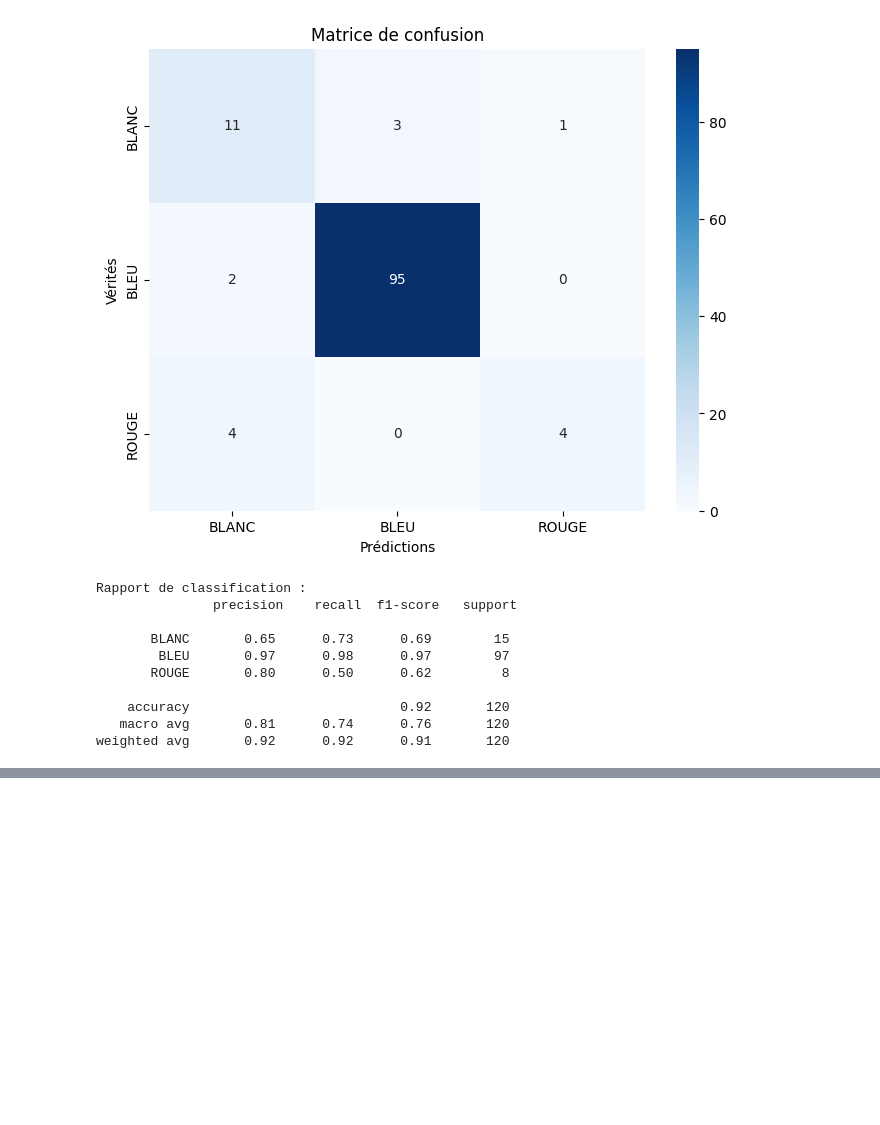
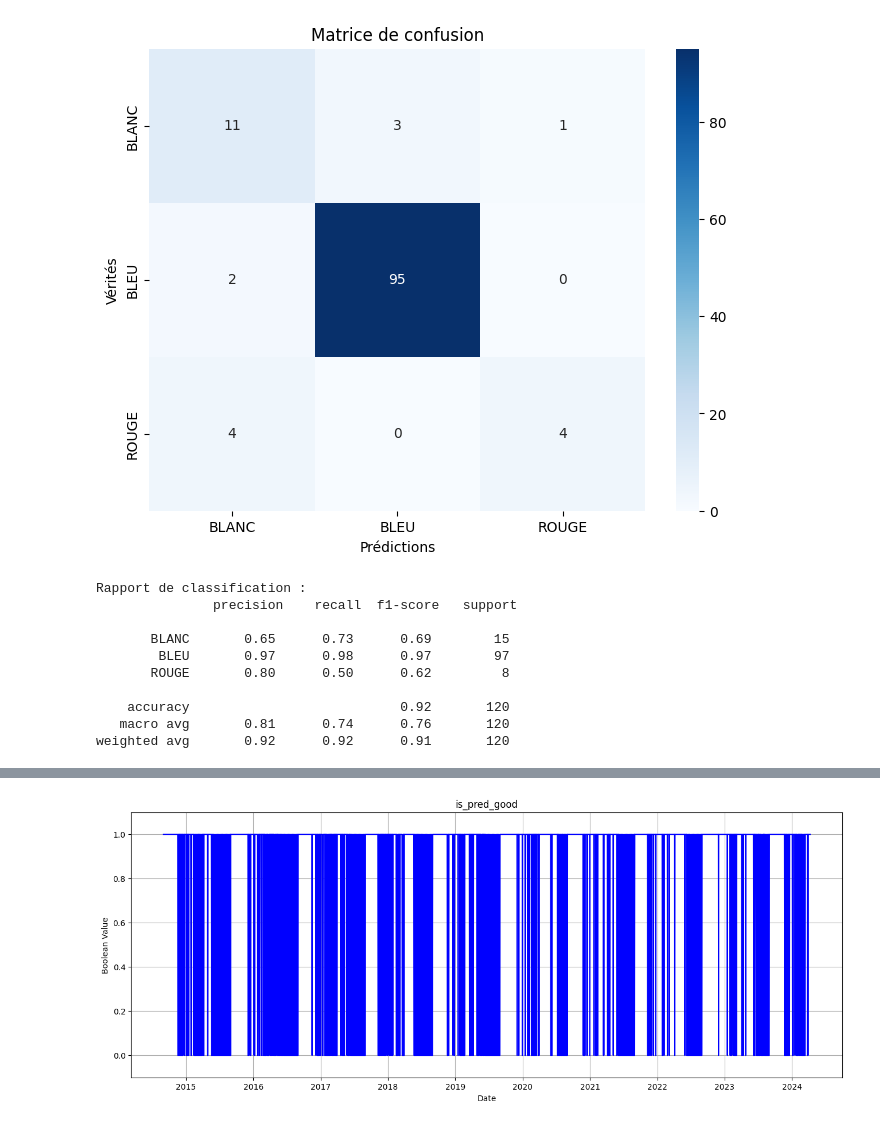
Before and after one commit to GreenForecast-Squad/energetic-stress-production, a Jupyter notebook: notebooks/datascience/tempo/exploration_tempo.ipynb, the cells around one changed output, grey strips where cells are left out. Drawn from its saved outputs; the diff is of its cells as text; code cells hidden in the pictures; blank space fills up the shorter version.

```diff
--- a/notebooks/datascience/tempo/exploration_tempo.ipynb
+++ b/notebooks/datascience/tempo/exploration_tempo.ipynb
@@ -65,9 +65,11 @@ def get_base_stock(year:int) -> dict:
     :return: _description_
     """
     if isleap(year):
-        return stock_jours_annuels_b.copy()
+        nb_days = 366
+        return stock_jours_annuels_b.copy(), nb_days
     else:
-        return stock_jours_annuels.copy()
+        nb_days = 365
+        return stock_jours_annuels.copy(), nb_days
 
 def update_stock(previous_tempo:str, stock_actuel:dict) -> dict:
     if previous_tempo:
@@ -120,15 +122,17 @@ def get_cumulative_stock(data):
     :param data: _description_
     :return: _description_
     """
-    stock_rouge, stock_bleu, stock_blanc = [], [], []
+    stock_rouge, stock_bleu, stock_blanc, jour_tempo = [], [], [], []
     previous_tempo = stock_actuel = None
     for i, row in data.iterrows():
+        year = row["Date"].year
         # Remise à zéro les 1er Septembre
         # sinon on update le stock en fonction du type tempo de la veille
         if row["Date"].month == 9 and row["Date"].day == 1:
             update_stock(previous_tempo, stock_actuel)
-            check_stock_empty(stock_actuel, row["Date"].year)
-            stock_actuel = get_base_stock(row["Date"].year + 1)
+            check_stock_empty(stock_actuel, year)
+            stock_actuel, nb_days = get_base_stock(year + 1)
+            jour_tempo.extend(list(range(nb_days)))
         else:
             update_stock(previous_tempo, stock_actuel)
 
@@ -142,6 +146,8 @@ def get_cumulative_stock(data):
     data["stock_j_rouge"] = stock_rouge
     data["stock_j_blanc"] = stock_blanc
     data["stock_j_bleu"] = stock_bleu
+    data["jour_tempo"] = jour_tempo[:len(stock_rouge)]
+
     return data
 
 data = get_cumulative_stock(data)
@@ -292,0 +409,4 @@ dtype: object
+# %%
+data_b["is_pred_good"] = ((data_b['prediction_j_rouge'] & (data_b["type_tempo"] == 'ROUGE')) |
+           (data_b['prediction_j_blanc'] & (data_b["type_tempo"] == 'BLANC')) |
+           (data_b['prediction_j_bleu'] & (data_b["type_tempo"] == 'BLEU')))
@@ -292,0 +450,11 @@ dtype: object
+# %%
+plt.figure(figsize=(16, 6))
+plt.plot(data_b['Date'], data_b['is_pred_good'], linestyle='-', color='b')
+plt.xlabel('Date')
+plt.ylabel('Boolean Value')
+plt.title('is_pred_good')
+plt.ylim(-0.1, 1.1)  # Pour que les points booléens soient bien visibles
+plt.grid(True)
+plt.show()
+# %% [output]
+[figure, added]
```
Also changed, not shown: parts of 11 cells of this notebook.
